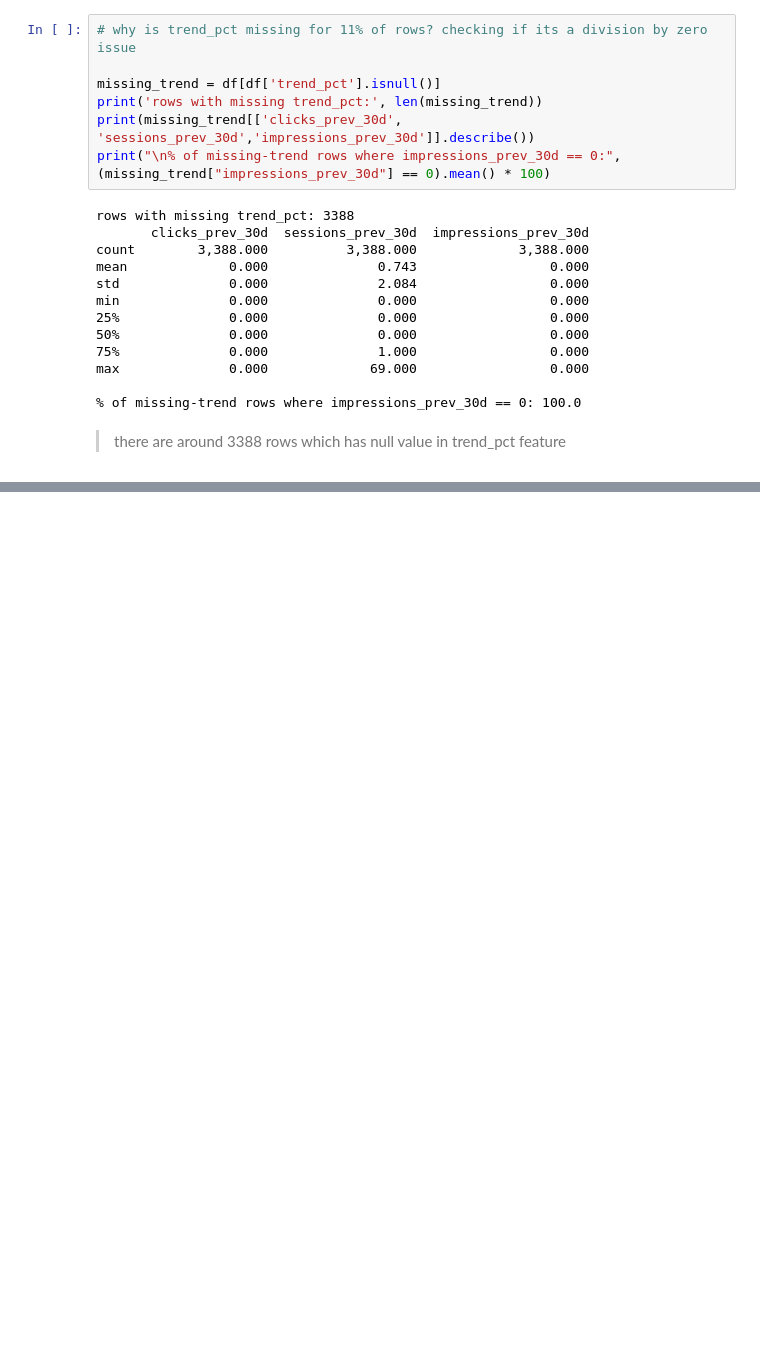
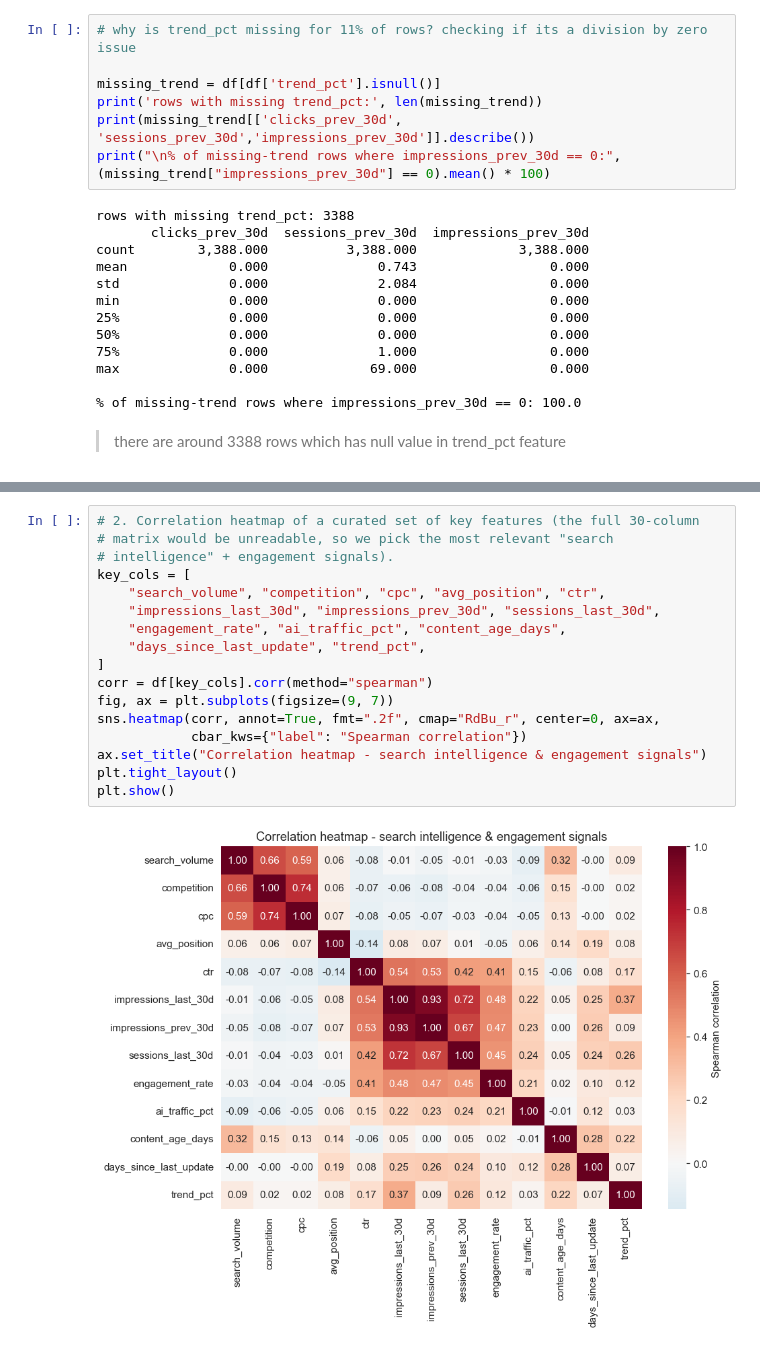
Before and after one commit to Sahil-Dev404/Flyrankai-intenship-starter-ml-pipeline-testing-, a Jupyter notebook: notebooks/my_code_books/01_EDA_content_growth_forecasting.ipynb, the cells around one changed output, grey strips where cells are left out. Saved outputs shown, nothing was run; the diff lists cells and outputs as text; blank space fills up the shorter version.

```diff
--- a/notebooks/my_code_books/01_EDA_content_growth_forecasting.ipynb
+++ b/notebooks/my_code_books/01_EDA_content_growth_forecasting.ipynb
@@ -292,0 +433,19 @@ max              0.000             69.000                 0.000
+# %%
+# 2. Correlation heatmap of a curated set of key features (the full 30-column
+# matrix would be unreadable, so we pick the most relevant "search
+# intelligence" + engagement signals).
+key_cols = [
+    "search_volume", "competition", "cpc", "avg_position", "ctr",
+    "impressions_last_30d", "impressions_prev_30d", "sessions_last_30d",
+    "engagement_rate", "ai_traffic_pct", "content_age_days",
+    "days_since_last_update", "trend_pct",
+]
+corr = df[key_cols].corr(method="spearman")
+fig, ax = plt.subplots(figsize=(9, 7))
+sns.heatmap(corr, annot=True, fmt=".2f", cmap="RdBu_r", center=0, ax=ax,
+            cbar_kws={"label": "Spearman correlation"})
+ax.set_title("Correlation heatmap - search intelligence & engagement signals")
+plt.tight_layout()
+plt.show()
+# %% [output]
+[figure, added]
```
Also changed, not shown: parts of 14 cells of this notebook.
